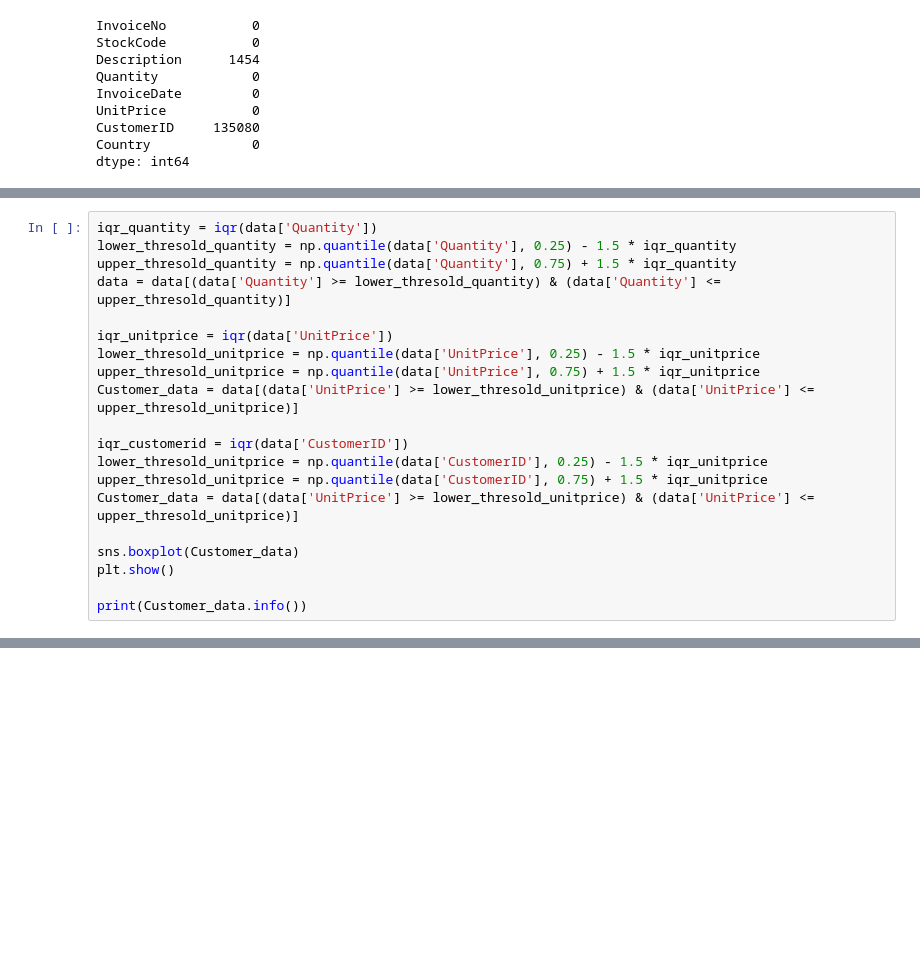
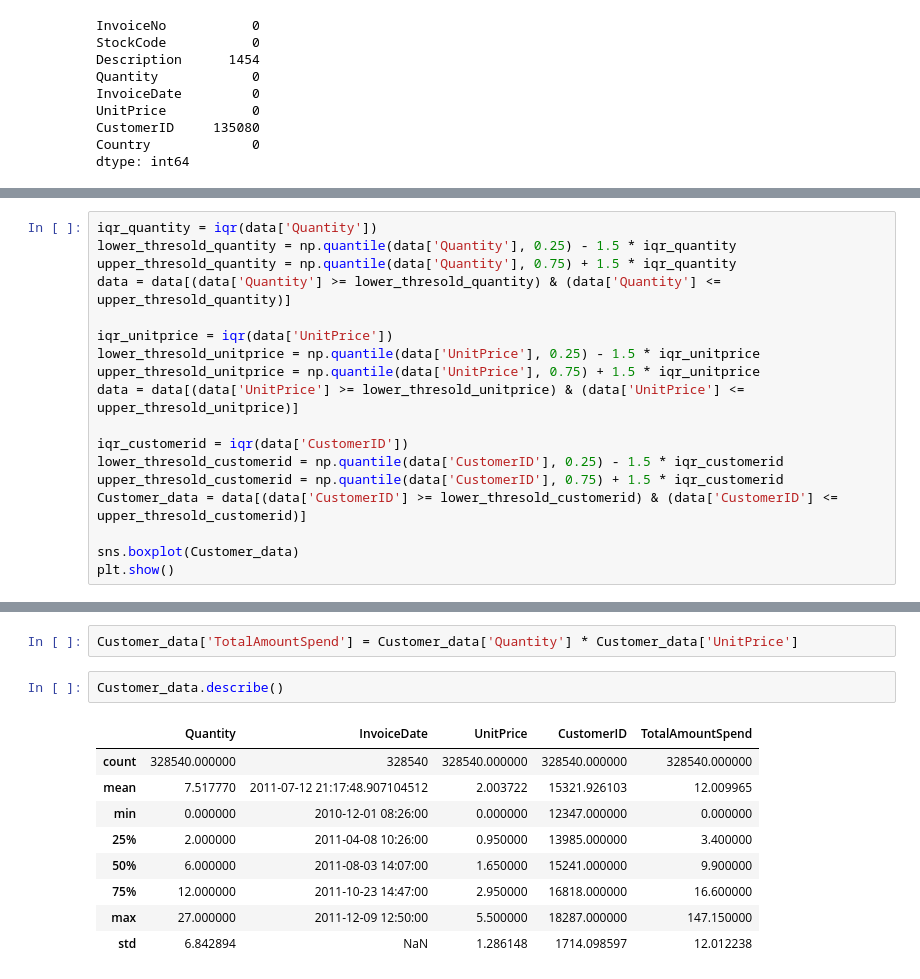
Before and after one commit to maitri0204/Python, a Jupyter notebook: Advanced_Python_Programming/Class-9/Code.ipynb, the cells around one changed output, grey strips where cells are left out. Drawn from its saved outputs; the diff is of its cells as text; blank space fills up the shorter version.

```diff
--- a/Advanced_Python_Programming/Class-9/Code.ipynb
+++ b/Advanced_Python_Programming/Class-9/Code.ipynb
@@ -66,16 +73,14 @@ data = data[(data['Quantity'] >= lower_thresold_quantity) & (data['Quantity'] <=
 iqr_unitprice = iqr(data['UnitPrice'])
 lower_thresold_unitprice = np.quantile(data['UnitPrice'], 0.25) - 1.5 * iqr_unitprice
 upper_thresold_unitprice = np.quantile(data['UnitPrice'], 0.75) + 1.5 * iqr_unitprice
-Customer_data = data[(data['UnitPrice'] >= lower_thresold_unitprice) & (data['UnitPrice'] <= upper_thresold_unitprice)]
+data = data[(data['UnitPrice'] >= lower_thresold_unitprice) & (data['UnitPrice'] <= upper_thresold_unitprice)]
 
 iqr_customerid = iqr(data['CustomerID'])
-lower_thresold_unitprice = np.quantile(data['CustomerID'], 0.25) - 1.5 * iqr_unitprice
-upper_thresold_unitprice = np.quantile(data['CustomerID'], 0.75) + 1.5 * iqr_unitprice
-Customer_data = data[(data['UnitPrice'] >= lower_thresold_unitprice) & (data['UnitPrice'] <= upper_thresold_unitprice)]
+lower_thresold_customerid = np.quantile(data['CustomerID'], 0.25) - 1.5 * iqr_customerid
+upper_thresold_customerid = np.quantile(data['CustomerID'], 0.75) + 1.5 * iqr_customerid
+Customer_data = data[(data['CustomerID'] >= lower_thresold_customerid) & (data['CustomerID'] <= upper_thresold_customerid)]
 
 sns.boxplot(Customer_data)
 plt.show()
-
-print(Customer_data.info())
 # %% [output]
 [figure]
@@ -97,0 +105,14 @@ None
+# %%
+Customer_data['TotalAmountSpend'] = Customer_data['Quantity'] * Customer_data['UnitPrice']
+# %%
+Customer_data.describe()
+# %% [output]
+|  | Quantity | InvoiceDate | UnitPrice | CustomerID | TotalAmountSpend |
+| count | 328540.000000 | 328540 | 328540.000000 | 328540.000000 | 328540.000000 |
+| mean | 7.517770 | 2011-07-12 21:17:48.907104512 | 2.003722 | 15321.926103 | 12.009965 |
+| min | 0.000000 | 2010-12-01 08:26:00 | 0.000000 | 12347.000000 | 0.000000 |
+| 25% | 2.000000 | 2011-04-08 10:26:00 | 0.950000 | 13985.000000 | 3.400000 |
+| 50% | 6.000000 | 2011-08-03 14:07:00 | 1.650000 | 15241.000000 | 9.900000 |
+| 75% | 12.000000 | 2011-10-23 14:47:00 | 2.950000 | 16818.000000 | 16.600000 |
+| max | 27.000000 | 2011-12-09 12:50:00 | 5.500000 | 18287.000000 | 147.150000 |
+| std | 6.842894 | NaN | 1.286148 | 1714.098597 | 12.012238 |
```
Also changed, not shown: parts of 15 cells of this notebook, 5 other files.
